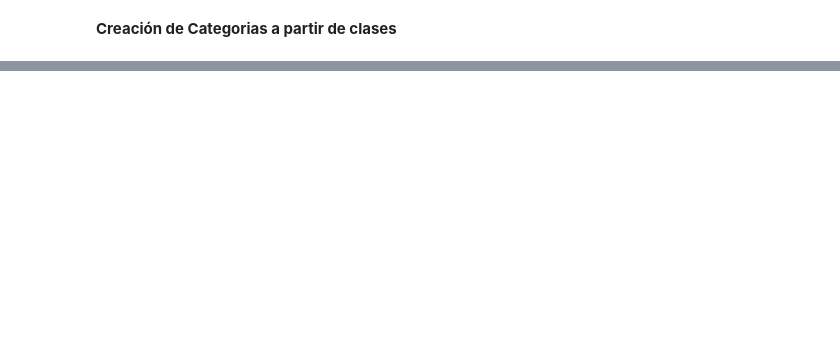
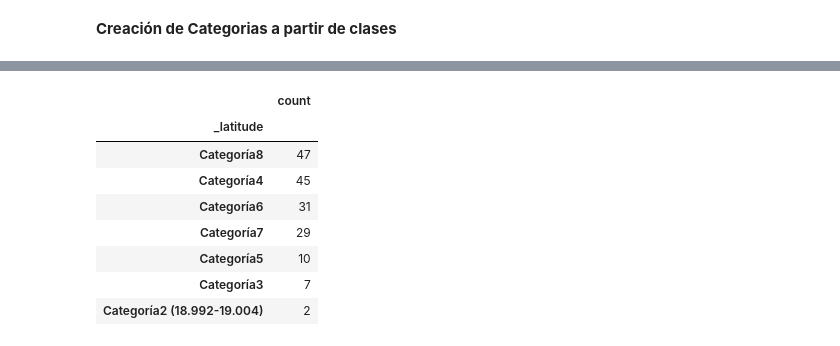
Before and after one commit to freddy-7777/Modelado_de_Procesos_de_Negocio_2025, a Jupyter notebook: 4_Extracción_de_Características.ipynb, the cells around one changed output, grey strips where cells are left out. Saved outputs shown, nothing was run; the diff lists cells and outputs as text; code cells hidden in the pictures; blank space fills up the shorter version.

```diff
--- a/4_Extracción_de_Características.ipynb
+++ b/4_Extracción_de_Características.ipynb
@@ -165,0 +232,14 @@ Categories (8, object): ['Categoría1' < 'Categoría2' < 'Categoría3' < 'Catego
+# %%
+#Ajusto el indice de mi dataframe
+Filtro_index= Filtro.set_index('_latitude')
+Filtro_index
+# %% [output]
+|  | count |
+| _latitude |  |
+| Categoría8 | 47 |
+| Categoría4 | 45 |
+| Categoría6 | 31 |
+| Categoría7 | 29 |
+| Categoría5 | 10 |
+| Categoría3 | 7 |
+| Categoría2 (18.992-19.004) | 2 |
```
Also changed, not shown: parts of 14 cells of this notebook.
